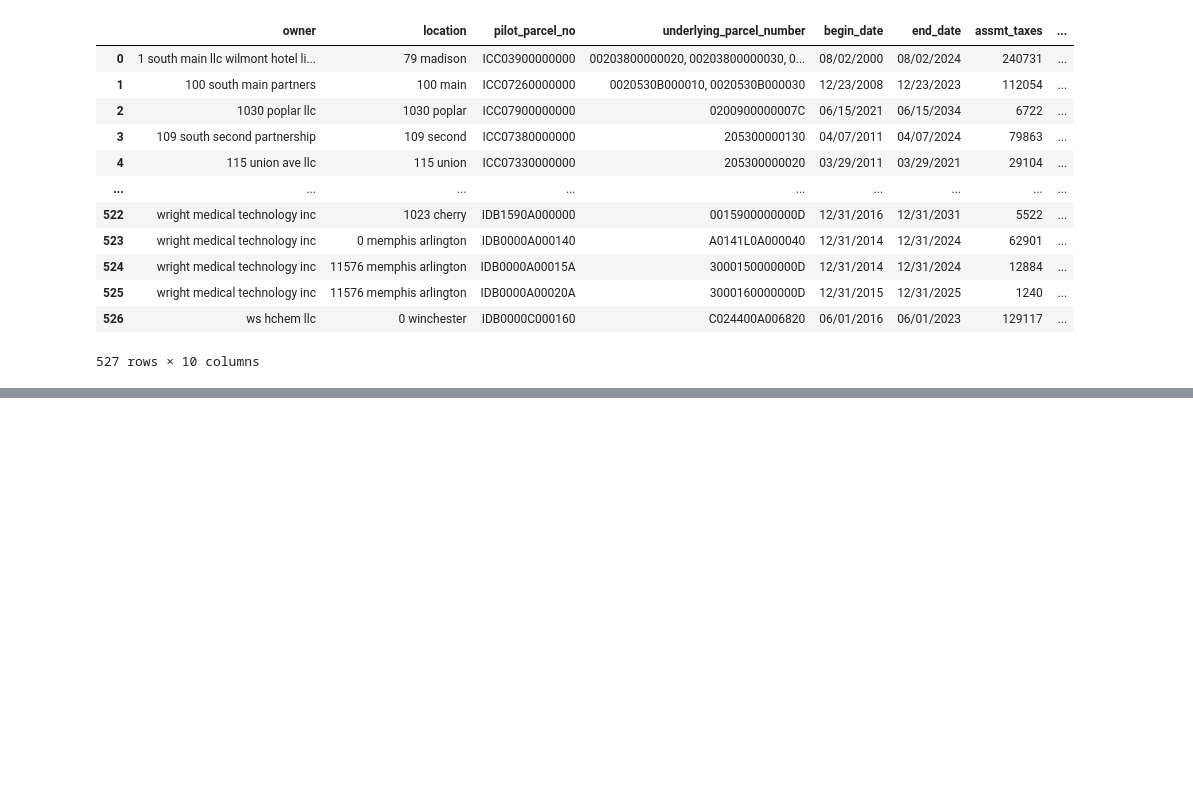
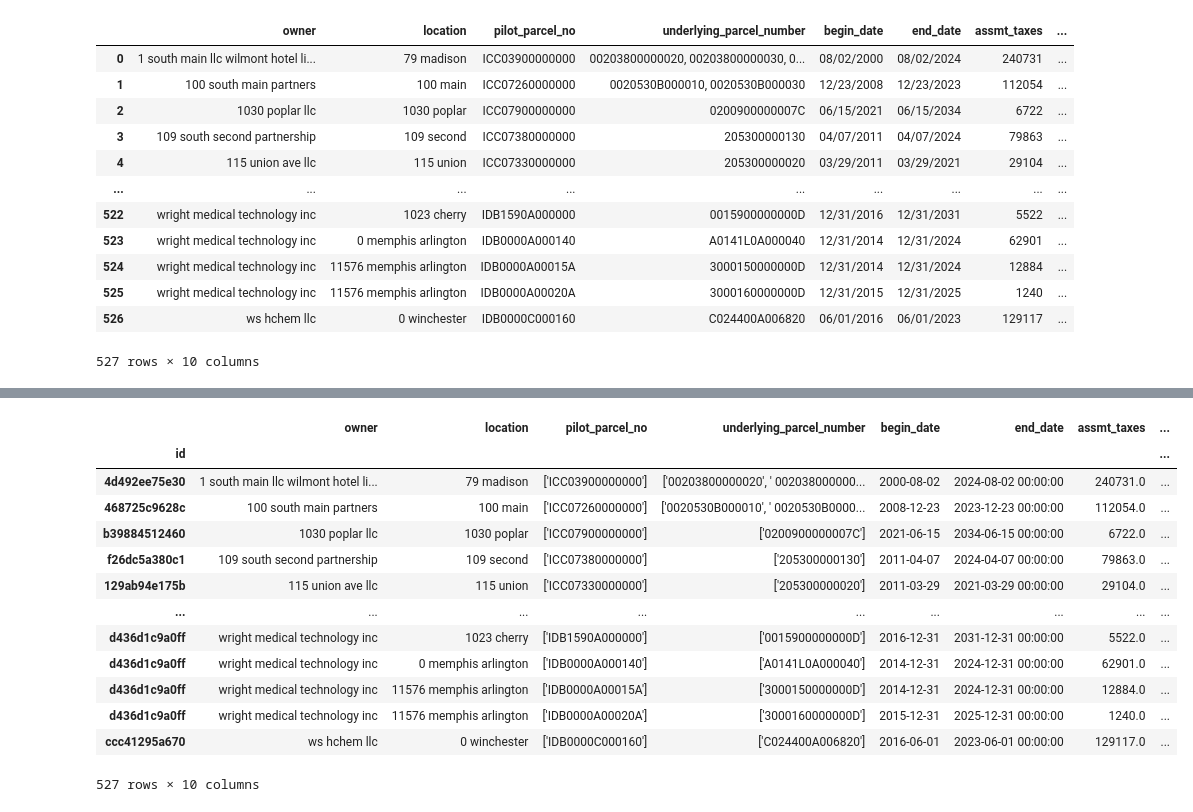
Before and after one commit to KathrynPanger/shelby-county-properties-analysis, a Jupyter notebook: notebooks/clean_s2.ipynb, the cells around one changed output, grey strips where cells are left out. Saved outputs shown, nothing was run; the diff lists cells and outputs as text; code cells hidden in the pictures; blank space fills up the shorter version.

Commit message:
s2 cleaned

```diff
--- a/notebooks/clean_s2.ipynb
+++ b/notebooks/clean_s2.ipynb
@@ -80,3 +80,16 @@ df
 | 525 | wright medical technology inc | 11576 memphis arlington | IDB0000A00020A | 3000160000000D | 12/31/2015 | 12/31/2025 | 1240 | ... |
 | 526 | ws hchem llc | 0 winchester | IDB0000C000160 | C024400A006820 | 06/01/2016 | 06/01/2023 | 129117 | ... |
 527 rows × 10 columns
+# %%
+# Clean the date columns
+
+# Because this data has an idiosyncratic "end date" value of "End of Loan",
+# we must define a dataset-specific function
+def cast_end_date_to_datetime(entry: str | Number):
+    try:
+        return pd.to_datetime(str(entry))
+    except ValueError:
+        return entry
+df["begin_date"] = pd.to_datetime(df["begin_date"])
+df["end_date"] = df["end_date"].apply(lambda x: cast_end_date_to_datetime(x))
+df
@@ -82,0 +110,10 @@ df
+# %%
+# Clean the list columns
+
+# Pandas always reads in lists as strings, so they will ultimately be converted to a string type, but putting them in lists firsts will allow us to convert them back to lists more quickly the next time we read them in because the list brackets will be included
+# in the output string
+
+list_columns = ["pilot_parcel_no", "underlying_parcel_number"]
+for col in list_columns:
+    df[col] = df[col].apply(lambda x: str(x).split(","))
+df
@@ -83,3 +134,27 @@ df
+# %%
+# Create a unique index column based on the values in the identifying column
+# Note: Ids are based on a deterministic hash, which means they are
+# reproducible even if the function is run by a different user at a different time,
+# as long as the string in the identifying column is the same.
+
+identifying_columns = ["owner"]
+df = set_unique_index(df=df, columns_to_hash = identifying_columns, index_length_limit=12)
+df
+# %% [output]
+|  | owner | location | pilot_parcel_no | underlying_parcel_number | begin_date | end_date | assmt_taxes | ... |
+| id |  |  |  |  |  |  |  | ... |
+| 4d492ee75e30 | 1 south main llc wilmont hotel li... | 79 madison | ['ICC03900000000'] | ['00203800000020', ' 002038000000... | 2000-08-02 | 2024-08-02 00:00:00 | 240731.0 | ... |
+| 468725c9628c | 100 south main partners | 100 main | ['ICC07260000000'] | ['0020530B000010', ' 0020530B0000... | 2008-12-23 | 2023-12-23 00:00:00 | 112054.0 | ... |
+| b39884512460 | 1030 poplar llc | 1030 poplar | ['ICC07900000000'] | ['0200900000007C'] | 2021-06-15 | 2034-06-15 00:00:00 | 6722.0 | ... |
+| f26dc5a380c1 | 109 south second partnership | 109 second | ['ICC07380000000'] | ['205300000130'] | 2011-04-07 | 2024-04-07 00:00:00 | 79863.0 | ... |
+| 129ab94e175b | 115 union ave llc | 115 union | ['ICC07330000000'] | ['205300000020'] | 2011-03-29 | 2021-03-29 00:00:00 | 29104.0 | ... |
+| ... | ... | ... | ... | ... | ... | ... | ... | ... |
+| d436d1c9a0ff | wright medical technology inc | 1023 cherry | ['IDB1590A000000'] | ['0015900000000D'] | 2016-12-31 | 2031-12-31 00:00:00 | 5522.0 | ... |
+| d436d1c9a0ff | wright medical technology inc | 0 memphis arlington | ['IDB0000A000140'] | ['A0141L0A000040'] | 2014-12-31 | 2024-12-31 00:00:00 | 62901.0 | ... |
+| d436d1c9a0ff | wright medical technology inc | 11576 memphis arlington | ['IDB0000A00015A'] | ['3000150000000D'] | 2014-12-31 | 2024-12-31 00:00:00 | 12884.0 | ... |
+| d436d1c9a0ff | wright medical technology inc | 11576 memphis arlington | ['IDB0000A00020A'] | ['3000160000000D'] | 2015-12-31 | 2025-12-31 00:00:00 | 1240.0 | ... |
+| ccc41295a670 | ws hchem llc | 0 winchester | ['IDB0000C000160'] | ['C024400A006820'] | 2016-06-01 | 2023-06-01 00:00:00 | 129117.0 | ... |
+527 rows × 10 columns
 # %%
 # Check the data types of each variable
 df.dtypes
```
Also changed, not shown: parts of 5 cells of this notebook, 1 other file.
